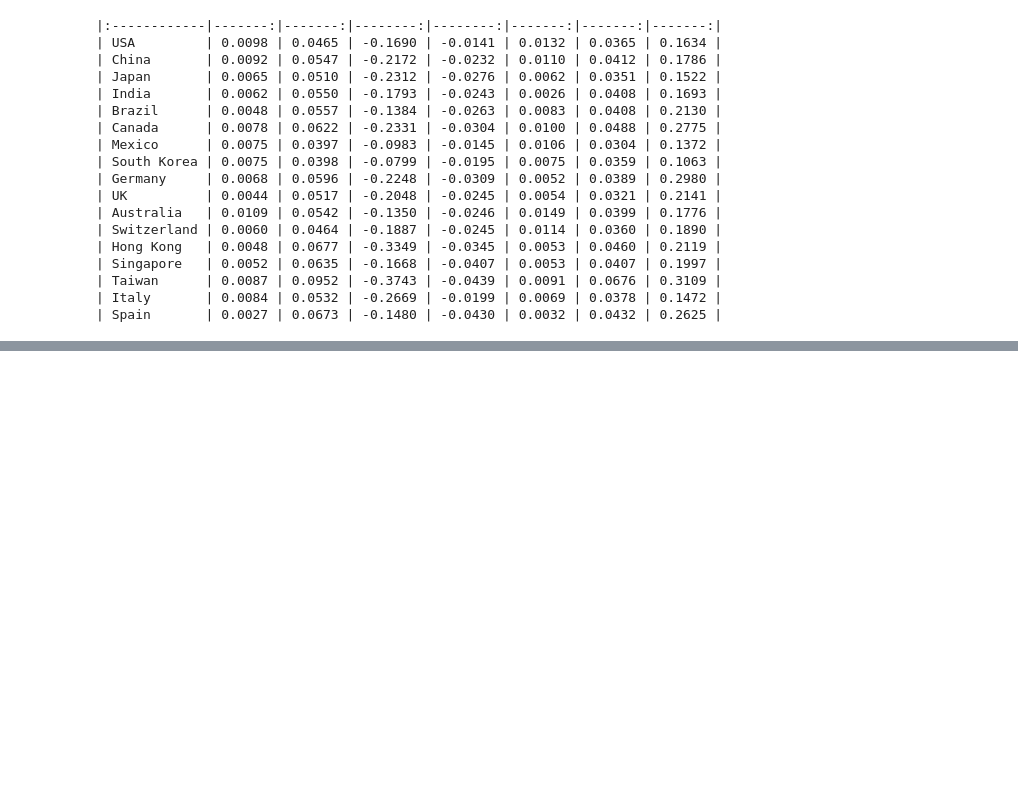
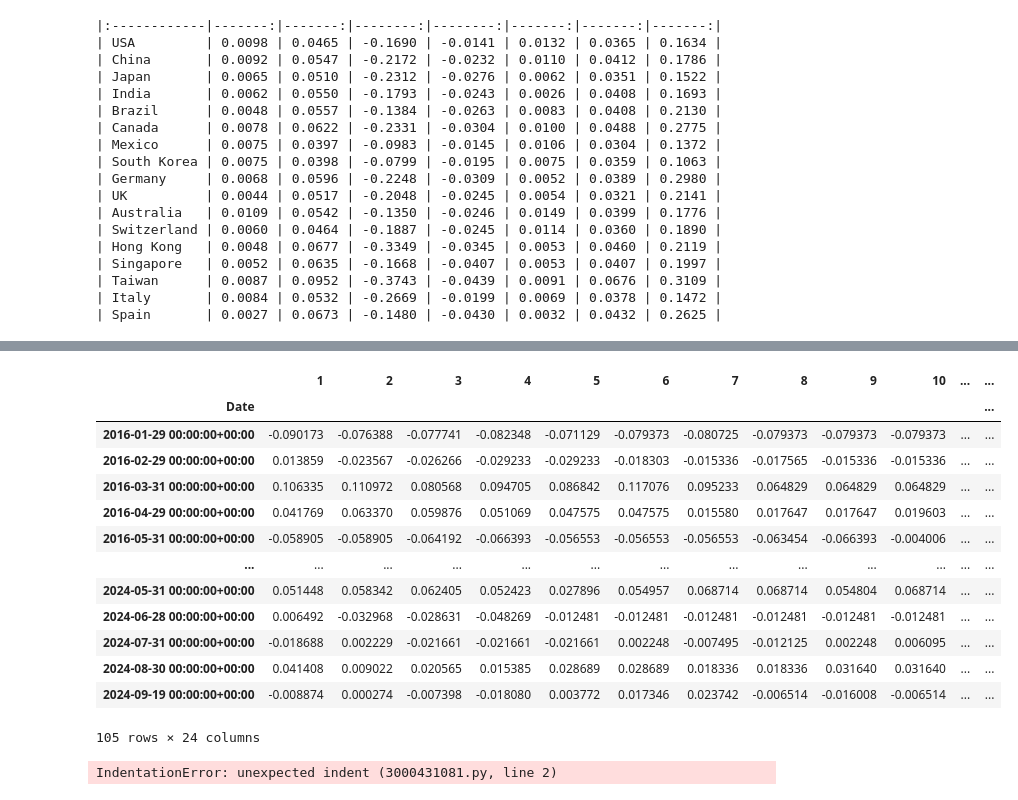
Before and after one commit to thomas0345/project_momentum, a Jupyter notebook: momentum_notebook.ipynb, the cells around one changed output, grey strips where cells are left out. Saved outputs shown, nothing was run; the diff lists cells and outputs as text; code cells hidden in the pictures; blank space fills up the shorter version.

```diff
--- a/momentum_notebook.ipynb
+++ b/momentum_notebook.ipynb
@@ -615,6 +636,66 @@ def performance_stats(annualization_factor, strategy_xs_returns, rf):
         "kurtosis": kurt,
 
     }
+# %%
+df_strategy_returns_by_lookback
+# %% [output]
+|  | 1 | 2 | 3 | 4 | 5 | 6 | 7 | 8 | 9 | 10 | ... | ... |
+| Date |  |  |  |  |  |  |  |  |  |  |  | ... |
+| 2016-01-29 00:00:00+00:00 | -0.090173 | -0.076388 | -0.077741 | -0.082348 | -0.071129 | -0.079373 | -0.080725 | -0.079373 | -0.079373 | -0.079373 | ... | ... |
+| 2016-02-29 00:00:00+00:00 | 0.013859 | -0.023567 | -0.026266 | -0.029233 | -0.029233 | -0.018303 | -0.015336 | -0.017565 | -0.015336 | -0.015336 | ... | ... |
+| 2016-03-31 00:00:00+00:00 | 0.106335 | 0.110972 | 0.080568 | 0.094705 | 0.086842 | 0.117076 | 0.095233 | 0.064829 | 0.064829 | 0.064829 | ... | ... |
+| 2016-04-29 00:00:00+00:00 | 0.041769 | 0.063370 | 0.059876 | 0.051069 | 0.047575 | 0.047575 | 0.015580 | 0.017647 | 0.017647 | 0.019603 | ... | ... |
+| 2016-05-31 00:00:00+00:00 | -0.058905 | -0.058905 | -0.064192 | -0.066393 | -0.056553 | -0.056553 | -0.056553 | -0.063454 | -0.066393 | -0.004006 | ... | ... |
+| ... | ... | ... | ... | ... | ... | ... | ... | ... | ... | ... | ... | ... |
+| 2024-05-31 00:00:00+00:00 | 0.051448 | 0.058342 | 0.062405 | 0.052423 | 0.027896 | 0.054957 | 0.068714 | 0.068714 | 0.054804 | 0.068714 | ... | ... |
+| 2024-06-28 00:00:00+00:00 | 0.006492 | -0.032968 | -0.028631 | -0.048269 | -0.012481 | -0.012481 | -0.012481 | -0.012481 | -0.012481 | -0.012481 | ... | ... |
+| 2024-07-31 00:00:00+00:00 | -0.018688 | 0.002229 | -0.021661 | -0.021661 | -0.021661 | 0.002248 | -0.007495 | -0.012125 | 0.002248 | 0.006095 | ... | ... |
+| 2024-08-30 00:00:00+00:00 | 0.041408 | 0.009022 | 0.020565 | 0.015385 | 0.028689 | 0.028689 | 0.018336 | 0.018336 | 0.031640 | 0.031640 | ... | ... |
+| 2024-09-19 00:00:00+00:00 | -0.008874 | 0.000274 | -0.007398 | -0.018080 | 0.003772 | 0.017346 | 0.023742 | -0.006514 | -0.016008 | -0.006514 | ... | ... |
+105 rows × 24 columns
+# %%
+ # Final portfolio and risk-free values
+    final_pf_value = np.prod(1 + strategy_total_returns)
+    final_rf_value = np.prod(1 + rf)
+
+    # Number of observations and years
+    n_obs = len(rf)
+    n_years = n_obs / annualization_factor
+
+    # Average returns
+    avg_total_return = 100 * (final_pf_value ** (1 / n_years) - 1)
+    avg_rf = 100 * (final_rf_value ** (1 / n_years) - 1)
+    avg_xs_return = avg_total_return - avg_rf
+
+    # Standard deviation of excess returns
+    std_xs_return = np.sqrt(annualization_factor) * np.std(strategy_xs_returns)
+
+    # Sharpe Ratio
+    sharpe_ratio = avg_xs_return / std_xs_return
+
+    # Worst and best returns
+    worst = np.min(strategy_xs_returns)
+    best = np.max(strategy_xs_returns)
+
+    # Skewness and kurtosis
+    skewness = skew(strategy_xs_returns)
+    kurt = kurtosis(strategy_xs_returns)
+
+    # Return all results as a dictionary
+    return {
+        "avg_total_return": avg_total_return,
+        "avg_rf": avg_rf,
+        "avg_xs_return": avg_xs_return,
+        "std_xs_return": std_xs_return,
+        "sharpe_ratio": sharpe_ratio,
+        "worst": worst,
+        "best": best,
+        "skewness": skewness,
+        "kurtosis": kurt,
+
+    }
+# %% [output]
+IndentationError: unexpected indent (3000431081.py, line 2)
 # %%
 performance_stats_strategy = performance_stats(12,df_strategy_returns_by_lookback , df_Rf_Monthly)
 # %%
```
Also changed, not shown: parts of 6 cells of this notebook, 3 other files.
